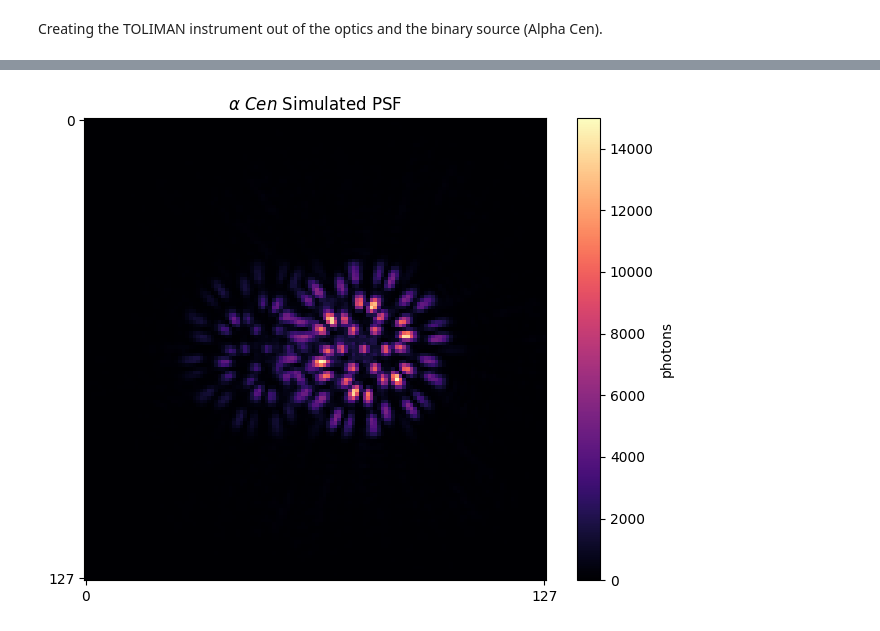
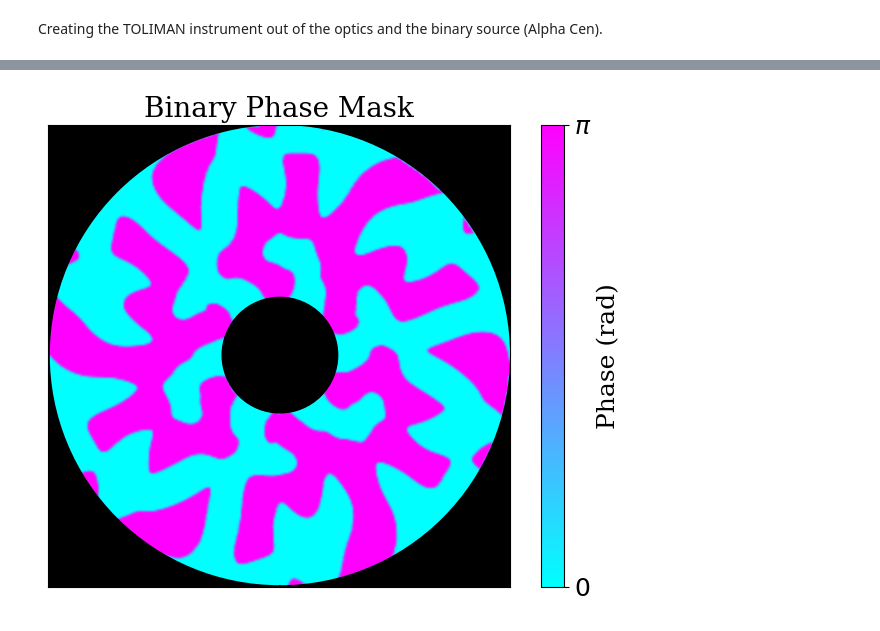
Before and after one commit to maxecharles/toliman-phd, a Jupyter notebook: notebooks/mask_psf_imgs.ipynb, the cells around one changed output, grey strips where cells are left out. Cells and saved outputs as stored; diff of their text form; code cells hidden in the pictures.

```diff
--- a/notebooks/mask_psf_imgs.ipynb
+++ b/notebooks/mask_psf_imgs.ipynb
@@ -33,8 +49,6 @@ mask_opd = dl.optics.AddOPD(dl.utils.phase_to_opd(mask, wavelength=wavels.mean()
 # %% [markdown]
 Creating the TOLIMAN instrument out of the optics and the binary source (Alpha Cen).
 # %%
-detector_pixel_size = dl.utils.get_pixel_scale(sampling_rate, wavels.max(), 0.125)
-
 # Make optical system
 optics = dl.utils.toliman(wavefront_npixels,
                           detector_npixels,
@@ -43,7 +57,7 @@ optics = dl.utils.toliman(wavefront_npixels,
                           angular=True)
 
 # Resetting the pixel scale of output
-optics = optics.set(['AngularMFT.pixel_scale_out'], [dl.utils.arcseconds_to_radians(.375)])
+optics = optics.set(['AngularMFT.pixel_scale_out'], [dl.utils.arcseconds_to_radians(.015)])
 
 # Creating a model Alpha Cen source
 source = dl.BinarySource(separation=dl.utils.arcseconds_to_radians(sep),
@@ -68,18 +72,32 @@ plt.show()
-# %%
-obj = alphacen.Psf(seed=0)
-obj.flux = 6.152e7 / 10 / 2  # AVERAGE flux of the two stars per frame
-mask = obj.LoadMask(mask_dir)
-ideal = obj.GetPSF(mask)
-PSF = obj.AddNoise(ideal)
-
-# plotting plot
-fig, (ax1)= plt.subplots(figsize=(8, 6))
-c = ax1.imshow(PSF, cmap='magma')
-ax1.set(title=r'$\alpha$ $Cen$ Simulated PSF',
-        xticks=[0, PSF.shape[0] - 1],
-        yticks=[0, PSF.shape[1] - 1],
-        )
-fig.colorbar(c, ax=ax1, label ='photons')
-plt.show()
-# %% [output]
-[figure, removed]
+# %%
+plt.rcParams["font.family"] = "serif"
+rmin = 32
+rmax = 128
+inner = plt.Circle((wavefront_npixels//2, wavefront_npixels//2), rmin, fill=True, color='k')
+outer = plt.Circle((wavefront_npixels//2, wavefront_npixels//2), rmax + 38, fill=False, color='k', linewidth=100)
+
+aperture = tol.CircularAperture.aperture
+
+fig, ax = plt.subplots(figsize=(8, 6))
+c=ax.imshow(mask*aperture, cmap='cool', interpolation='bicubic')
+ax.add_patch(inner)
+ax.add_patch(outer)
+
+ax.set(xticks=[], yticks=[],
+       title='Binary Phase Mask',
+       )
+ax.title.set_fontsize(20)
+# set the ticks and labels for the colorbar
+ticks = np.array([0, np.pi])
+labels = [r"${}$".format(int(tick/np.pi)) if tick == 0 else r"$\pi$" for tick in ticks]
+cb = fig.colorbar(c,
+                 ticks=ticks,
+                 format=ticker.FuncFormatter(lambda val, pos: labels[pos]),
+                 label='Phase (rad)',
+                 )
+cb.ax.tick_params(labelsize=18)  # set font size for colorbar tick labels
+
+# plt.savefig('figs/winter-mask.pdf', bbox_inches='tight')
+plt.show()
+# %% [output]
+[figure, added]
```
Also changed, not shown: parts of 5 cells of this notebook, 8 other files.
